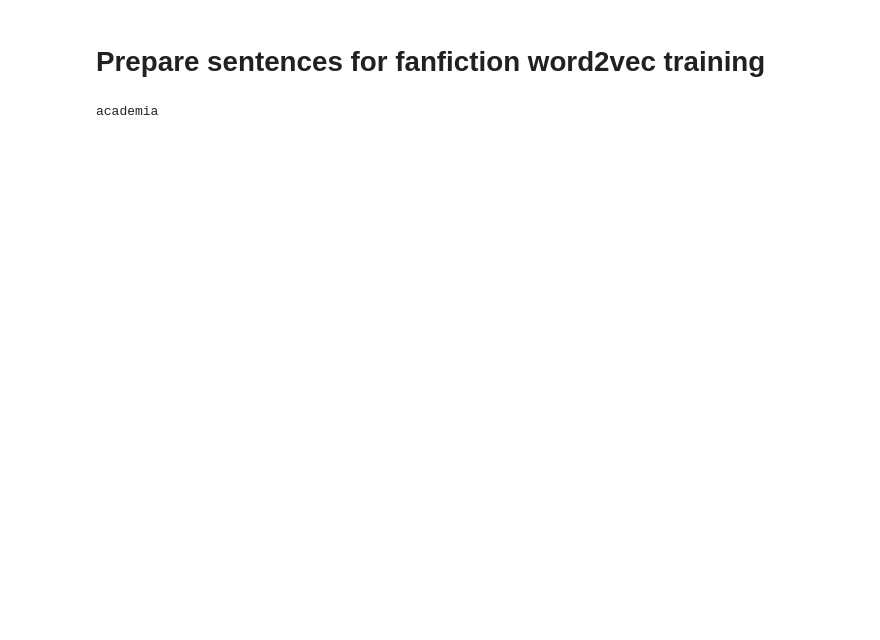
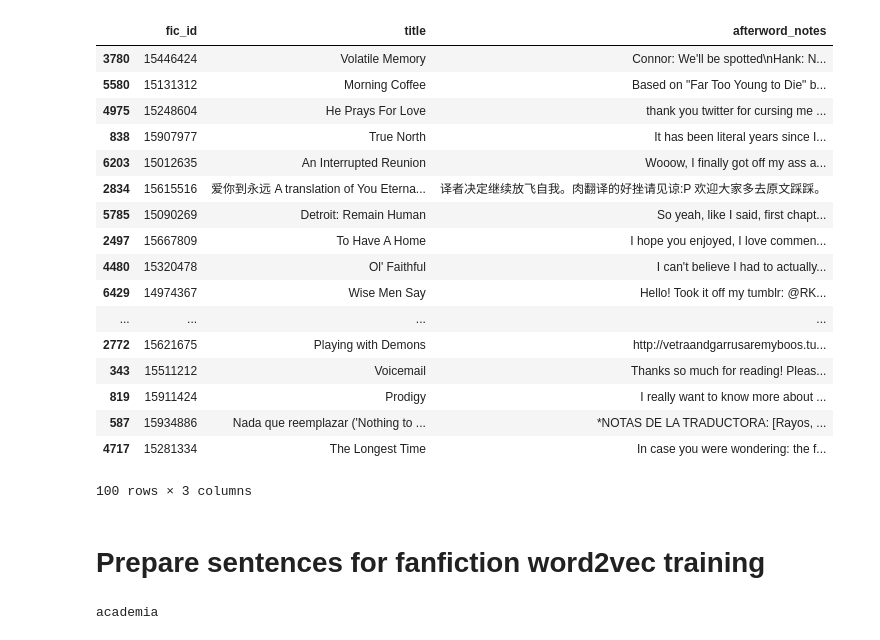
Before and after one commit to michaelmilleryoder/fanfiction-scripts, a Jupyter notebook: jupyter/fanfiction_data.ipynb, the cells around one changed output. Drawn from its saved outputs; the diff is of its cells as text; code cells hidden in the pictures; blank space fills up the shorter version.

Commit message:
Checking data

```diff
--- a/jupyter/fanfiction_data.ipynb
+++ b/jupyter/fanfiction_data.ipynb
@@ -21,0 +24,5 @@ from IPython.core.debugger import set_trace
+# %%
+# Load data
+data = pd.read_csv('/usr2/scratch/fanfic/ao3_detroit_text/stories_ext.csv')
+print(len(data))
+print(data.columns)
@@ -22,3 +37,29 @@ from IPython.core.debugger import set_trace
+# %%
+pd.set_option('display.max_colwidth', -1)
+# %%
+# col = 'preface_notes'
+col = 'afterword_notes'
+
+data.dropna(subset=[col]).sample(100, random_state=42).loc[:, ['fic_id', 'title', col]]
+# %% [output]
+|  | fic_id | title | afterword_notes |
+| 3780 | 15446424 | Volatile Memory | Connor: We'll be spotted\nHank: N... |
+| 5580 | 15131312 | Morning Coffee | Based on "Far Too Young to Die" b... |
+| 4975 | 15248604 | He Prays For Love | thank you twitter for cursing me ... |
+| 838 | 15907977 | True North | It has been literal years since I... |
+| 6203 | 15012635 | An Interrupted Reunion | Wooow, I finally got off my ass a... |
+| 2834 | 15615516 | 爱你到永远 A translation of You Eterna... | 译者决定继续放飞自我。肉翻译的好挫请见谅:P 欢迎大家多去原文踩踩。 |
+| 5785 | 15090269 | Detroit: Remain Human | So yeah, like I said, first chapt... |
+| 2497 | 15667809 | To Have A Home | I hope you enjoyed, I love commen... |
+| 4480 | 15320478 | Ol' Faithful | I can't believe I had to actually... |
+| 6429 | 14974367 | Wise Men Say | Hello! Took it off my tumblr: @RK... |
+| ... | ... | ... | ... |
+| 2772 | 15621675 | Playing with Demons | http://vetraandgarrusaremyboos.tu... |
+| 343 | 15511212 | Voicemail | Thanks so much for reading! Pleas... |
+| 819 | 15911424 | Prodigy | I really want to know more about ... |
+| 587 | 15934886 | Nada que reemplazar ('Nothing to ... | *NOTAS DE LA TRADUCTORA: [Rayos, ... |
+| 4717 | 15281334 | The Longest Time | In case you were wondering: the f... |
+100 rows × 3 columns
 # %% [markdown]
 # Prepare sentences for fanfiction word2vec training
 # %%
```
Also changed, not shown: parts of 2 cells of this notebook.
